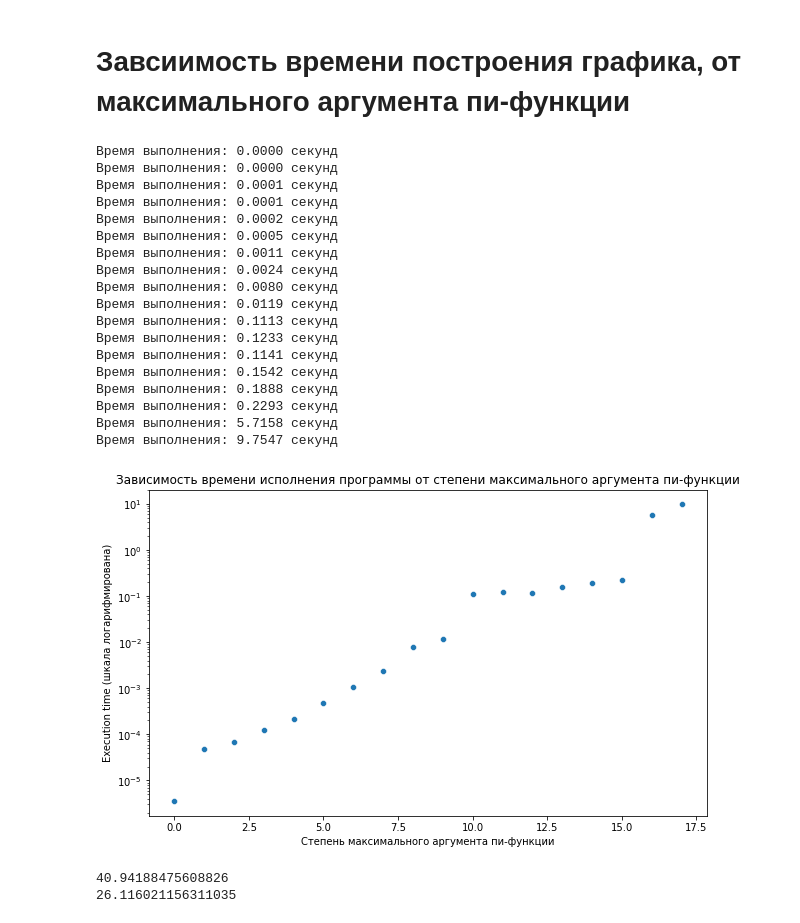
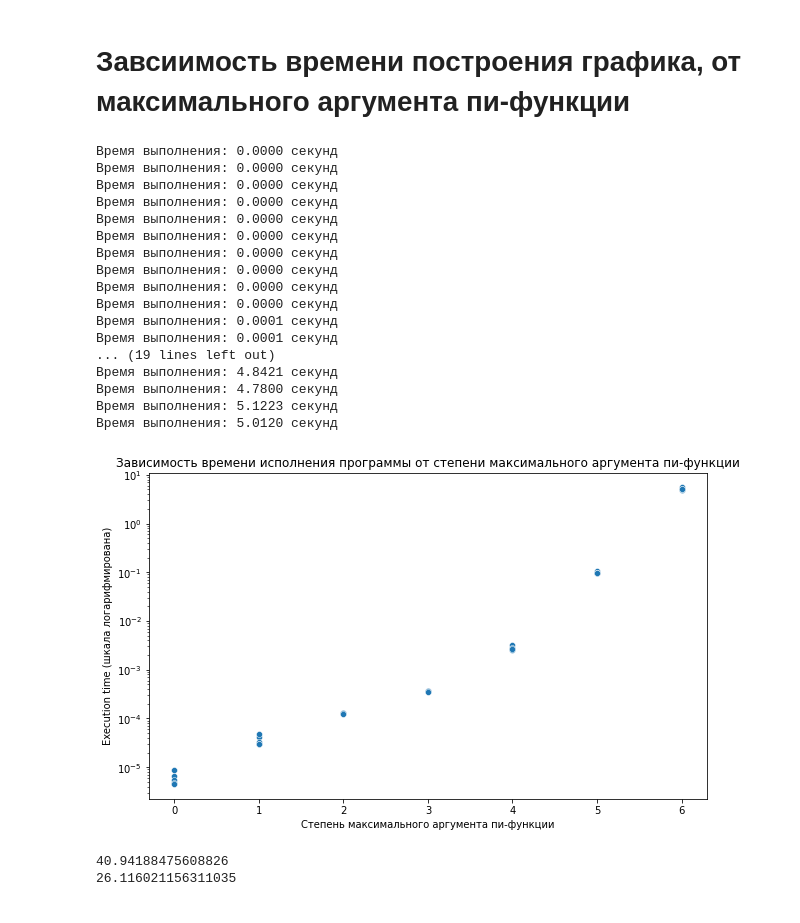
Before and after one commit to Twickitt/Pi-function-of-Fibonacci-and-Tribonacci-Nentrabonacci, a Jupyter notebook: Fibonacci_pi_func.ipynb, the cells around one changed output. Saved outputs shown, nothing was run; the diff lists cells and outputs as text; code cells hidden in the pictures.

```diff
--- a/Fibonacci_pi_func.ipynb
+++ b/Fibonacci_pi_func.ipynb
@@ -159,10 +182,14 @@ def pi_func_plot_time_measure(deg_max):
     start_time = time.time()
     x = []
     y = []
+    y_Fib = []
 
-    for i in range(deg_max * 2):#18 possible but slow
-        x.append(10**(i / 2))
+    #Аргументы генерируются не как степени десятки, а как простые числа Фибоначчи, на которых происходят скачки
+    x = Fib_numbers_fill(10**deg_max, x)
+    x = cut_composites(x)
+    for i in range(len(x)):
         y.append(Pi_func(x[i]))
+        y_Fib.append(Pi_func_Fib(x[i]))
 
     end_time = time.time()
 
@@ -177,51 +204,63 @@ def pi_func_plot_time_measure(deg_max):
 #Функция, которая строит зависимость времени выполнения построения графика пи-функции
 #от степени максимального его аргумента
 def plot_execution_time(deg_max):
     deg = []
     ex_time = []
     for i in range(deg_max + 1):
         deg.append(i)
-        ex_t = pi_func_plot_time_measure(i)
+        deg.append(i)
+        deg.append(i)
+        deg.append(i)
+        deg.append(i)
+        ex_t_1 = pi_func_plot_time_measure(i)
+        ex_t_2 = pi_func_plot_time_measure(i)
+        ex_t_3 = pi_func_plot_time_measure(i)
+        ex_t_4 = pi_func_plot_time_measure(i)
+        ex_t_5 = pi_func_plot_time_measure(i)
         #print("Время выполнения программы " + str(ex_t) + " секунд")
-        ex_time.append(ex_t)
+        #ex_time.append((ex_t_1 + ex_t_2 + ex_t_3 + ex_t_4 + ex_t_5) / 5)
+        ex_time.append(ex_t_1)
+        ex_time.append(ex_t_2)
+        ex_time.append(ex_t_3)
+        ex_time.append(ex_t_4)
+        ex_time.append(ex_t_5)
 
     data = pd.DataFrame({
     'deg x': deg,
     'Execution_time': ex_time
     })
 
     plt.figure(figsize=(10, 6))
     sns.scatterplot(data=data, x='deg x', y='Execution_time')
 
     plt.yscale('log')
 
     plt.title('Зависимость времени исполнения программы от степени максимального аргумента пи-функции')
     plt.xlabel('Степень максимального аргумента пи-функции')
     plt.ylabel('Execution time (шкала логарифмирована)')
 
     plt.show()
 
-plot_execution_time(17)#16 - 5 сек, 17, 15 сек
+plot_execution_time(6)
 # %% [output]
+Время выполнения: 0.0000 секунд
+Время выполнения: 0.0000 секунд
+Время выполнения: 0.0000 секунд
+Время выполнения: 0.0000 секунд
+Время выполнения: 0.0000 секунд
+Время выполнения: 0.0000 секунд
+Время выполнения: 0.0000 секунд
+Время выполнения: 0.0000 секунд
 Время выполнения: 0.0000 секунд
 Время выполнения: 0.0000 секунд
 Время выполнения: 0.0001 секунд
 Время выполнения: 0.0001 секунд
-Время выполнения: 0.0002 секунд
-Время выполнения: 0.0005 секунд
-Время выполнения: 0.0011 секунд
-Время выполнения: 0.0024 секунд
-Время выполнения: 0.0080 секунд
-Время выполнения: 0.0119 секунд
-Время выполнения: 0.1113 секунд
-Время выполнения: 0.1233 секунд
-Время выполнения: 0.1141 секунд
-Время выполнения: 0.1542 секунд
-Время выполнения: 0.1888 секунд
-Время выполнения: 0.2293 секунд
-Время выполнения: 5.7158 секунд
-Время выполнения: 9.7547 секунд
+... (19 lines left out)
+Время выполнения: 4.8421 секунд
+Время выполнения: 4.7800 секунд
+Время выполнения: 5.1223 секунд
+Время выполнения: 5.0120 секунд
-[figure, old version]
+[figure, new version]
 # %%
 #Тут я просто немного поэкспериментрировал с распараллеливанием в другой задаче
 def func(x):
```
Also changed, not shown: parts of 5 cells of this notebook.
